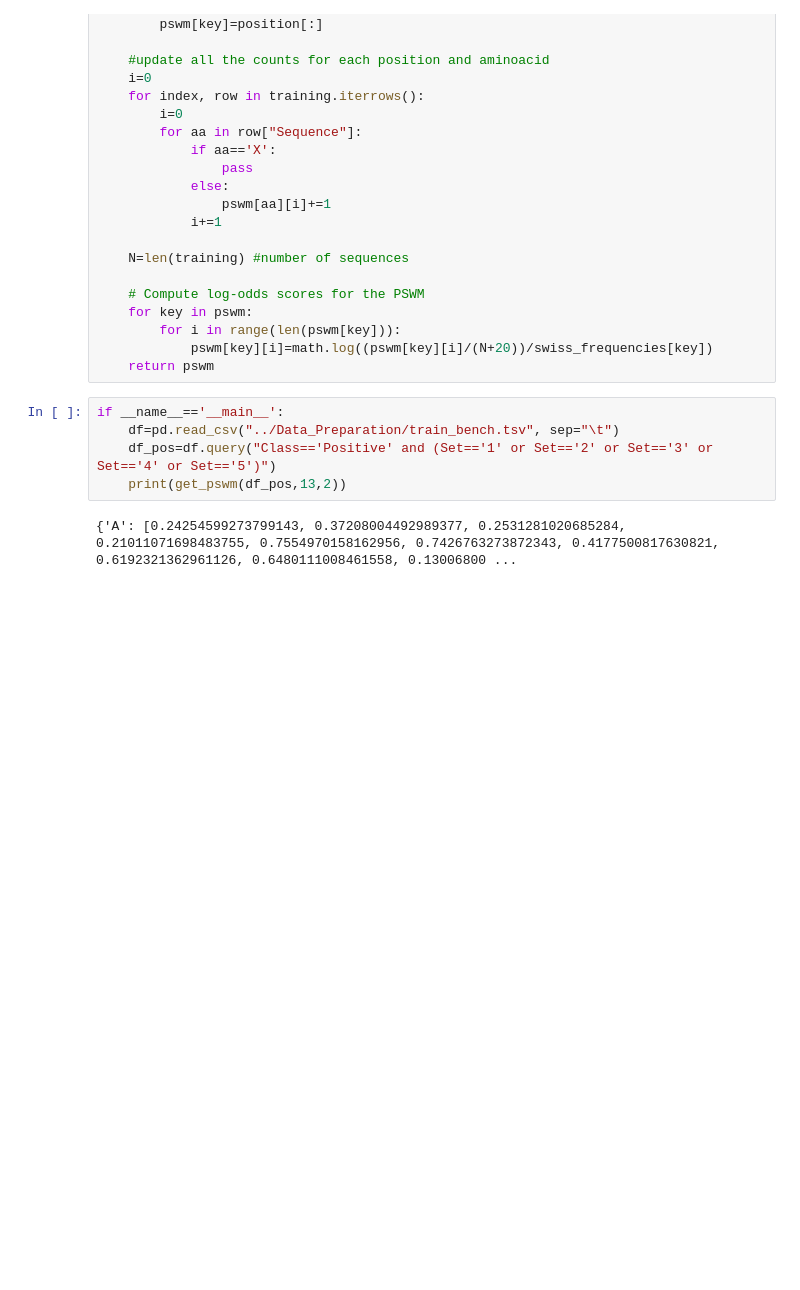
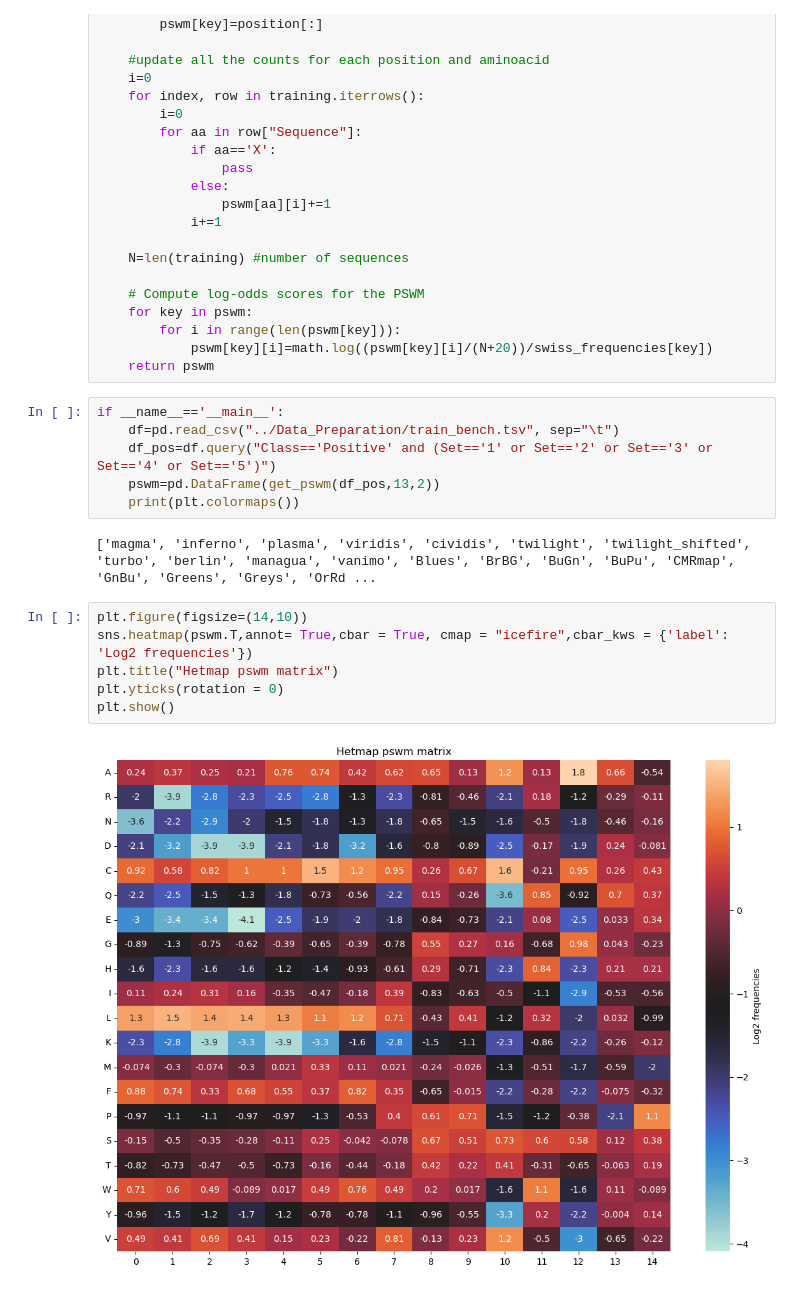
Before and after one commit to LucaCagnini/LB2_project_Group_3, a Jupyter notebook: vonHeijne/create_pswm.ipynb, the cells around one changed output. Cells and saved outputs as stored; diff of their text form; blank space fills up the shorter version.

Commit message:
Luca Cagnini: Added the heatmap generation in the create_pswm notebook.

```diff
--- a/vonHeijne/create_pswm.ipynb
+++ b/vonHeijne/create_pswm.ipynb
@@ -54,6 +56,15 @@ def get_pswm(training,upstream_position,downstream_position):
 if __name__=='__main__':
     df=pd.read_csv("../Data_Preparation/train_bench.tsv", sep="\t")
     df_pos=df.query("Class=='Positive' and (Set=='1' or Set=='2' or Set=='3' or Set=='4' or Set=='5')")
-    print(get_pswm(df_pos,13,2))
+    pswm=pd.DataFrame(get_pswm(df_pos,13,2))
+    print(plt.colormaps())
 # %% [output]
-{'A': [0.24254599273799143, 0.37208004492989377, 0.2531281020685284, 0.21011071698483755, 0.7554970158162956, 0.7426763273872343, 0.4177500817630821, 0.6192321362961126, 0.6480111008461558, 0.13006800 ...
+['magma', 'inferno', 'plasma', 'viridis', 'cividis', 'twilight', 'twilight_shifted', 'turbo', 'berlin', 'managua', 'vanimo', 'Blues', 'BrBG', 'BuGn', 'BuPu', 'CMRmap', 'GnBu', 'Greens', 'Greys', 'OrRd ...
+# %%
+plt.figure(figsize=(14,10))
+sns.heatmap(pswm.T,annot= True,cbar = True, cmap = "icefire",cbar_kws = {'label': 'Log2 frequencies'})
+plt.title("Hetmap pswm matrix")
+plt.yticks(rotation = 0)
+plt.show()
+# %% [output]
+[figure, added]
```
Also changed, not shown: parts of 2 cells of this notebook.
